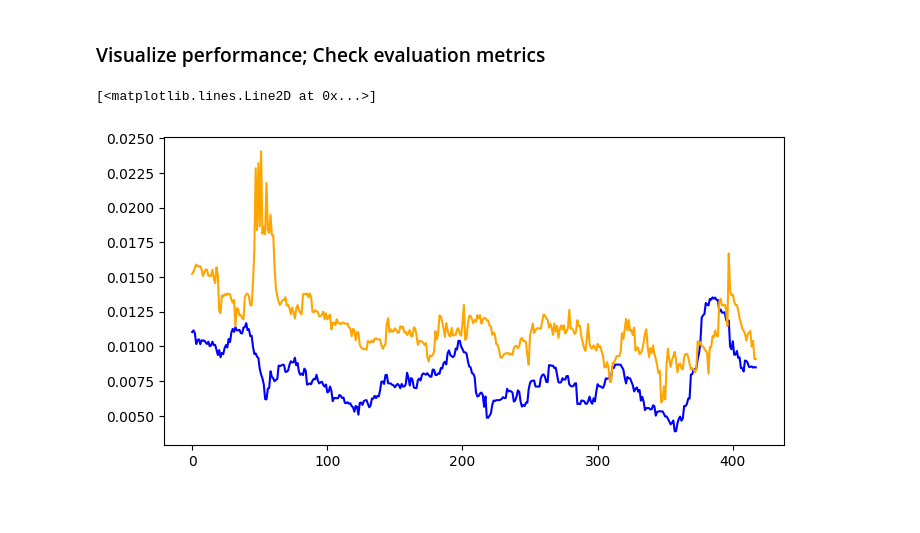
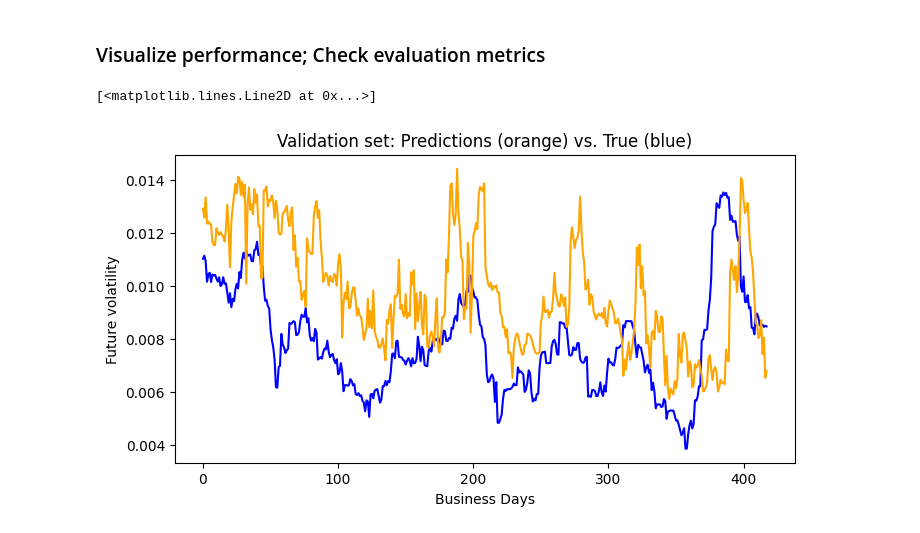
Before and after one commit to tmacpherson6/investment_advisor_dashboard_capstone, a Jupyter notebook: Pete-B8B_GBR-model-full-features.ipynb, the cells around one changed output. Saved outputs shown, nothing was run; the diff lists cells and outputs as text; code cells hidden in the pictures; blank space fills up the shorter version.

```diff
--- a/Pete-B8B_GBR-model-full-features.ipynb
+++ b/Pete-B8B_GBR-model-full-features.ipynb
@@ -54,8 +46,9 @@ val_df = pd.read_csv(
 )
 # %%
 # Separate features from labels
+# Include all input features, including return data
 data_cols, _ = dp.get_X_y_cols(train_df, returns=True)
-label_col = [TICKER + '_f-vol_target']
+label_col = [TICKER + '_vol_target']
 # Training set
 X_train = train_df.dropna()[data_cols].astype(np.float32)
 y_train = train_df.dropna()[label_col].astype(np.float32).values.reshape(-1,)
@@ -77,11 +68,11 @@ Max depth is perhaps the most important hyperparameter, and we keep it low to av
 # %%
 # Define model, metrics, and Grid Search for hyperparameter tuning
 reg = GradientBoostingRegressor(
-    loss='squared_error',
+    loss='absolute_error',
     learning_rate=0.05,
     max_features='sqrt',
     max_depth=2,
-    n_estimators= 100
+    n_estimators= 150
 )
 # %%
 reg.fit(X_train, y_train)
@@ -92,17 +84,19 @@ GradientBoostingRegressor(learning_rate=0.05, max_depth=2, max_features='sqrt')
 # %%
 # Use the best estimator to make predictions on the validation set
 # best = reg.best_estimator_
 preds = reg.predict(X_val)
 x = range(len(y_val))
 
 fig = plt.figure(figsize=(8, 4))
 ax = fig.subplots()
-
+ax.set_title('Validation set: Predictions (orange) vs. True (blue)')
+ax.set_ylabel('Future volatility')
+ax.set_xlabel('Business Days')
 ax.plot(x, y_val, color='blue')
 ax.plot(x, preds, color='orange')
 # %% [output]
 [<matplotlib.lines.Line2D at 0x...>]
-[figure, old version]
+[figure, new version]
 # %%
 print(f'MAE: {mean_absolute_error(y_val, preds)}')
 print(f'R2: {r2_score(y_val, preds)}')
```
Also changed, not shown: parts of 9 cells of this notebook, 16 other files.
